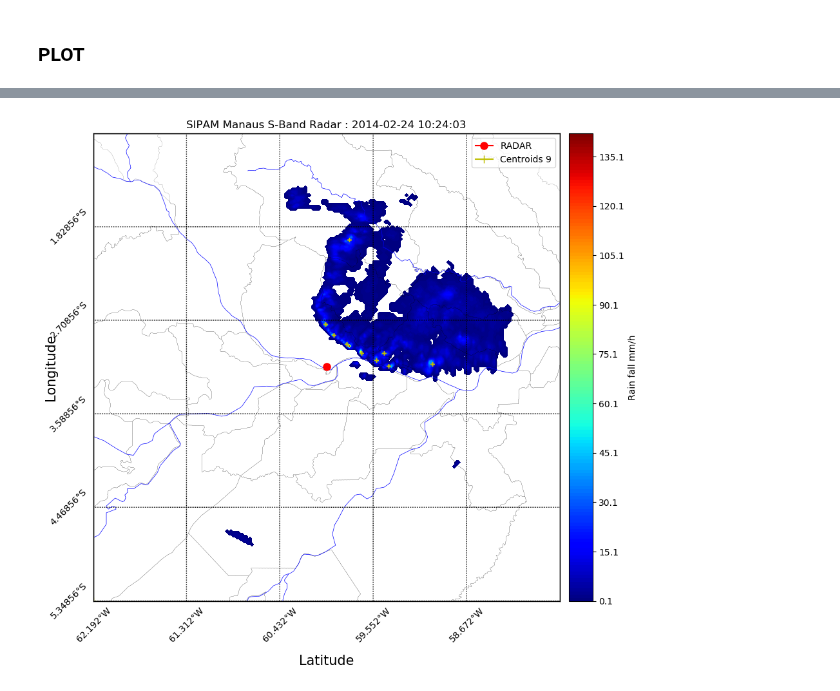
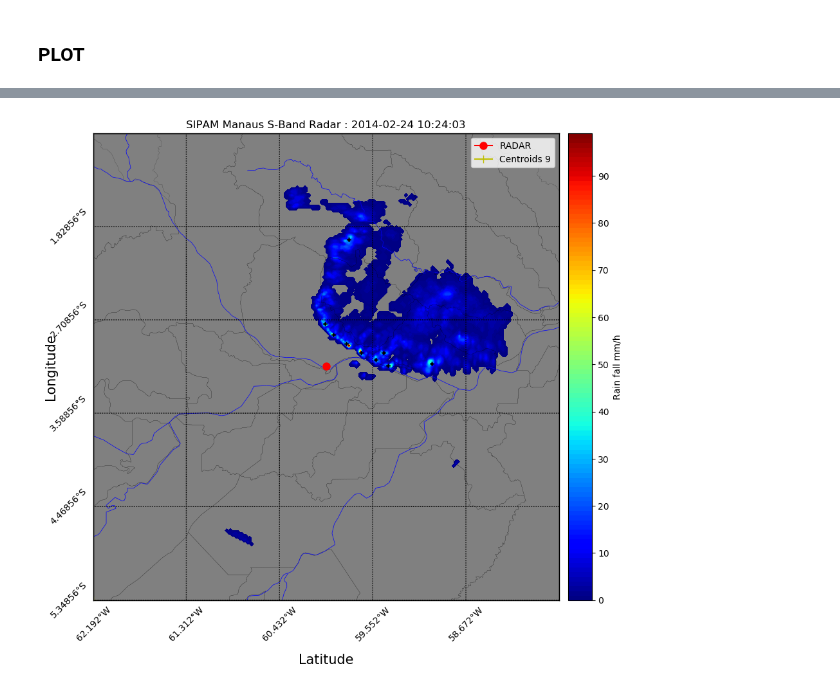
Before and after one commit to helvecioneto/CAP-394, a Jupyter notebook: 02-GEOTRACK.ipynb, the cells around one changed output, grey strips where cells are left out. Saved outputs shown, nothing was run; the diff lists cells and outputs as text; code cells hidden in the pictures.

Commit message:
GeoTrack: MeanShift UPGRADE PLOT sexta

```diff
--- a/02-GEOTRACK.ipynb
+++ b/02-GEOTRACK.ipynb
@@ -304,4 +334,4 @@ import cartopy as cartopy
 from matplotlib import cm, pyplot
 # %%
 fpath = r"tiff/myGeoTIFF.tif"
-my_image = georaster.MultiBandRaster(fpath, load_data=False)
+my_image = georaster.MultiBandRaster(fpath, load_data=True)
@@ -323,11 +376,20 @@ m = Basemap(projection='merc',llcrnrlat=bbox[0],urcrnrlat=bbox[1],\
 
 cmap = mcolors.ListedColormap('viridis')
 
+clevs = [0,10,20,30,40,50,60,70,80,90,100]
+
+cmap_data = [(1.0, 1.0, 1.0),'deepskyblue','dodgerblue','blue','chartreuse','limegreen','green','darkgreen','yellow',
+             'gold','orange','red','magenta','darkmagenta']
+
+cmap = mcolors.ListedColormap(cmap_data, 'precipitation')
+norm = mcolors.BoundaryNorm(clevs, cmap.N)
+ax = axes
+
 
 # # # # Add Grid Lines
 m.drawparallels(np.arange(bbox[0],bbox[1],(bbox[1]-bbox[0])/5),labels=[1,0,0,0],rotation=45, size=(10))
 m.drawmeridians(np.arange(bbox[2],bbox[3],(bbox[3]-bbox[2])/5),labels=[0,0,0,1],rotation=45, size=(10))
-m.drawmapboundary(fill_color='white')
+m.drawmapboundary(fill_color='gray')
 
 
 # load the geotiff image, assign it a variable
@@ -346,34 +408,38 @@ plt.xlabel('Latitude', labelpad=60, fontsize=15)
 
 
 # plot the image on matplotlib active axes  xmin, xres, 0, ymax, 0, -yres  alpha=0.6
-levels = np.arange(0.1,image.r.max()+10,1)
+levels = np.arange(0.0001,100,1)
 
 xm, ym = m(my_coords[1],my_coords[0])
 radar = m.plot(xm,ym, marker='o',color='r', label='RADAR', markersize=8)
 
 xi, yi = m(LON, LAT)
-a = m.contourf(xi,yi,image.r,ax=ax,levels=levels, cmap = cm.jet)
+a = m.contourf(xi,yi,image.r,levels=levels, cmap = cm.jet, ax=ax)
+# a = m.imshow(frames[time], extent = my_image.extent, cmap='viridis')
+
+## cmap=colors.ListedColormap(['gray']), alpha=0.5, zorder=1e6,
 
 b = m.readshapefile('./shapefiles/centroid', 'centroids')
 c = m.readshapefile('./shapefiles/municipios/AM_Mun97_region', 'municipios', linewidth=0.1)
 d = m.readshapefile('./shapefiles/hidro/lineaire_1km', 'hidrografia',color='b', linewidth=0.5)
 
 
 for info, s in zip(m.centroids, m.centroids):
-    m.plot(info[0],info[1],marker='+', color='y',markersize=2, markeredgewidth=5)
+    m.plot(info[0],info[1],marker='+', color='k',markersize=2, markeredgewidth=5)
 
 f = m.plot(0,0, marker='+',color='y', label='Centroids '+str(b[0]), markersize=8)
 
 # d = plt.contourf(image.r, extent=(minx, maxx, maxy, miny), zorder=10, levels=levels, cmap='viridis')
 
 # m.drawcoastlines(color="gray")
 # m.fillcontinents(color='beige')
 
 cbar = m.colorbar(a, size='5%',pad="2%")
+
 cbar.set_label('Rain fall mm/h')
 plt.legend()
 
 plt.savefig('radar_image/'+ sorted(os.listdir(PATH+str(DAY)))[time]+'.png')
 plt.show()
 # %% [output]
-[figure, old version]
+[figure, new version]
```
Also changed, not shown: parts of 8 cells of this notebook, 6 other files.
